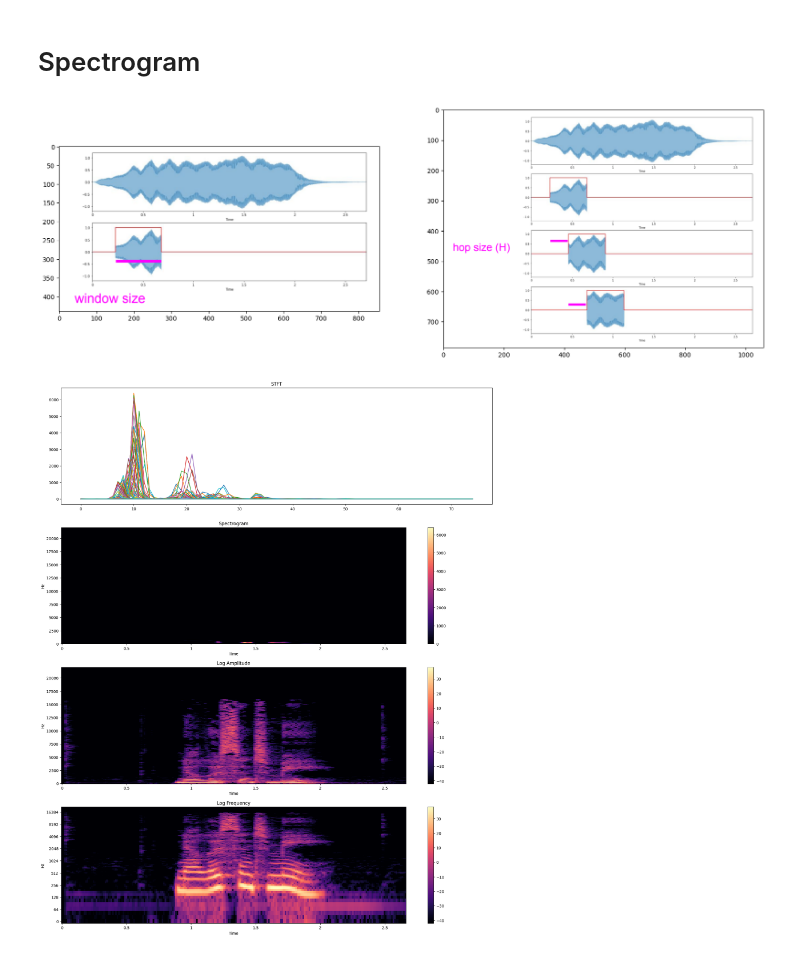
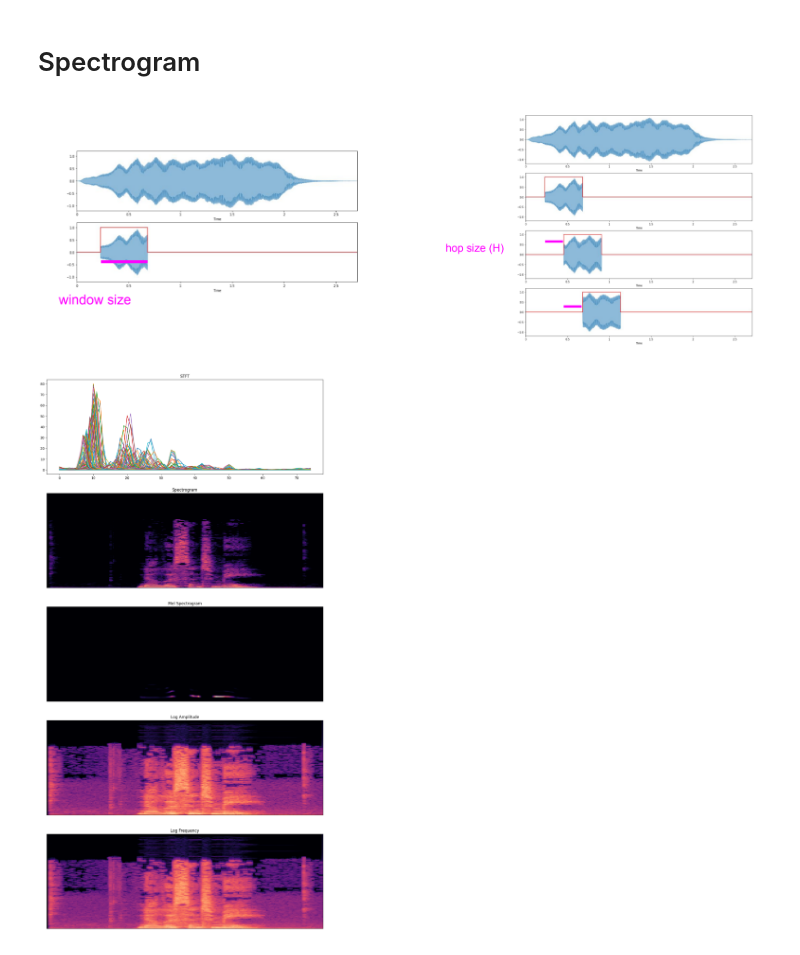
Before and after one commit to Amirreza-Zeraati/AudioSignalProcessingForML, a Jupyter notebook: AudioSignalProcessing.ipynb, the cells around one changed output. Saved outputs shown, nothing was run; the diff lists cells and outputs as text; code cells hidden in the pictures.

```diff
--- a/AudioSignalProcessing.ipynb
+++ b/AudioSignalProcessing.ipynb
@@ -112,11 +124,13 @@ plt.show()
 plt.figure(figsize=(20, 15))
 plt.subplot(1, 2, 1)
 plt.imshow(plt.imread('data/3.png'))
+plt.axis('off')
 plt.subplot(1, 2, 2)
 plt.imshow(plt.imread('data/4.png'))
+plt.axis('off')
 plt.show()
 # %% [output]
-[figure, old version]
+[figure, new version]
 # %%
 FRAME_SIZE = 2048
 HOP_SIZE = 512
@@ -127,26 +137,39 @@ def plot_spectrogram(Y, sr, hop_length, y_axis="linear"):
 # %%
-fig = plt.figure(figsize=(20, 25))
-r, c = 4, 1
+fig = plt.figure(figsize=(15, 30))
+r, c = 5, 1
 
 fig.add_subplot(r, c, 1)
 stft = librosa.stft(signal, n_fft=FRAME_SIZE, hop_length=HOP_SIZE)
-stft = np.abs(stft) ** 2
+stft = np.abs(stft)
 plt.plot(stft[:75])
 plt.title('STFT')
 
 fig.add_subplot(r, c, 2)
-plot_spectrogram(stft, sr, HOP_SIZE)
+stft_db = librosa.amplitude_to_db(stft, ref=np.max)
+librosa.display.specshow(stft_db)
 plt.title('Spectrogram')
 
 fig.add_subplot(r, c, 3)
+'''
+    Studies have shown that humans do not perceive frequencies on a linear scale. We are better at detecting differences
+    in lower frequencies than higher frequencies. For example, we can easily tell the difference between 500 and 1000 Hz,
+    but we will hardly be able to tell a difference between 10,000 and 10,500 Hz, even though the distance between
+    the two pairs are the same
+    A mel spectrogram is a spectrogram where the frequencies are converted to the mel scale
+'''
+mel_spec = librosa.feature.melspectrogram(y=signal, sr=sr)
+librosa.display.specshow(mel_spec)
+plt.title('Mel Spectrogram')
+
+fig.add_subplot(r, c, 4)
 log_stft = librosa.power_to_db(stft)
-plot_spectrogram(log_stft, sr, HOP_SIZE)
+librosa.display.specshow(log_stft)
 plt.title('Log Amplitude')
 
-fig.add_subplot(r, c, 4)
-plot_spectrogram(log_stft, sr, HOP_SIZE, y_axis="log")
+fig.add_subplot(r, c, 5)
+librosa.display.specshow(log_stft)
 plt.title('Log Frequency')
 
 plt.show()
 # %% [output]
-[figure, old version]
+[figure, new version]
```
Also changed, not shown: parts of 3 cells of this notebook.
